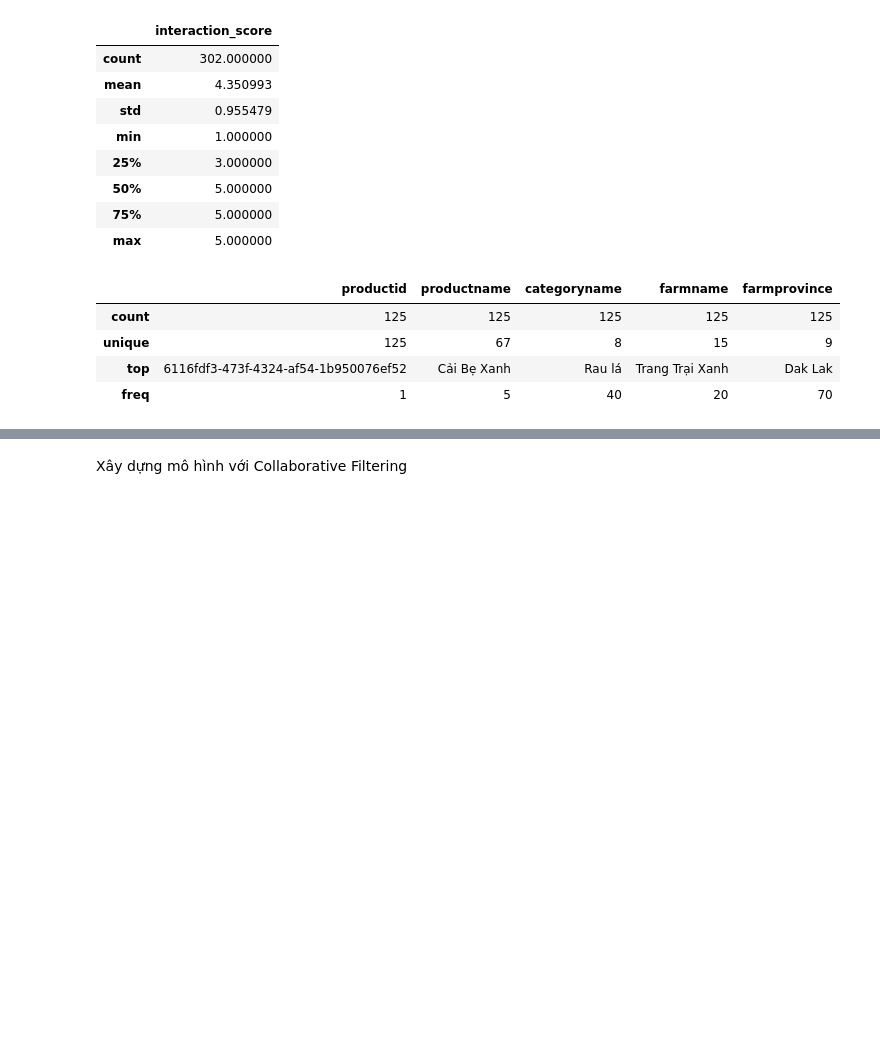
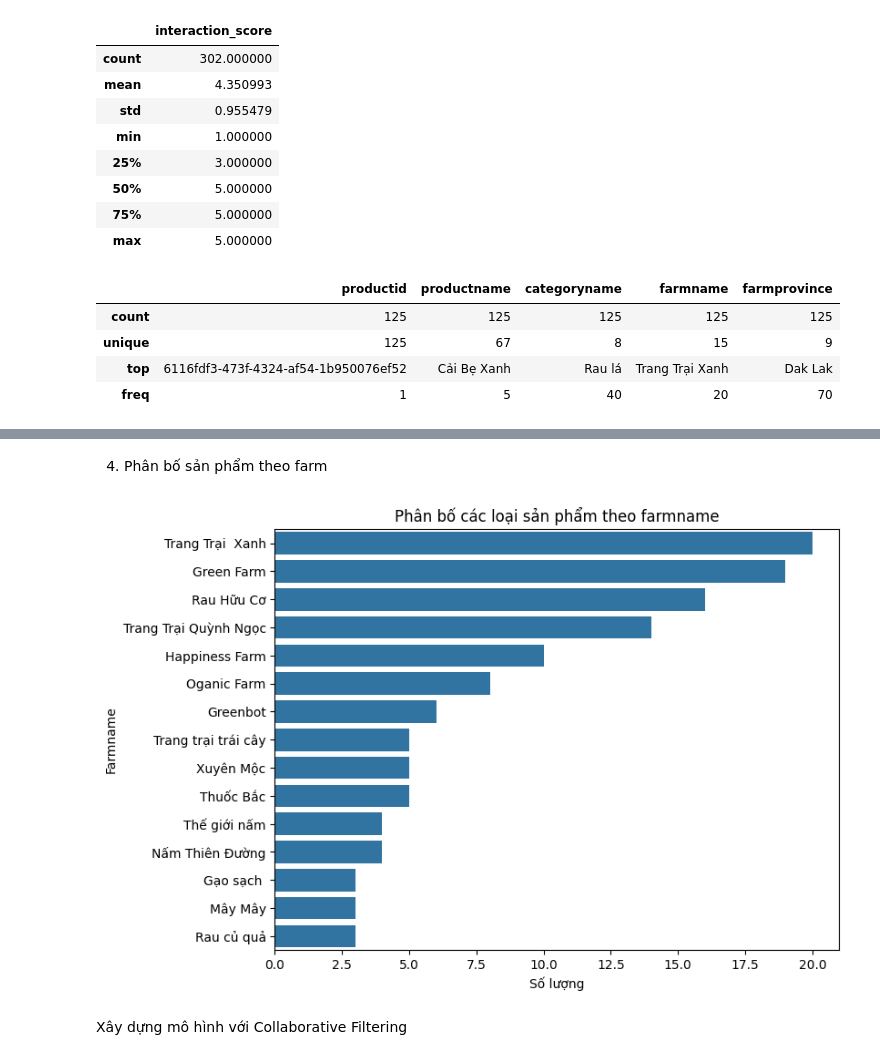
Before and after one commit to tiking7202/DATN_NONGSAN, a Jupyter notebook: recommendation-system/recommendation..ipynb, the cells around one changed output, grey strips where cells are left out. Drawn from its saved outputs; the diff is of its cells as text; code cells hidden in the pictures; blank space fills up the shorter version.

```diff
--- a/recommendation-system/recommendation..ipynb
+++ b/recommendation-system/recommendation..ipynb
@@ -129,3 +236,15 @@ product_content_df.describe()
+# %% [markdown]
+4. Phân bố sản phẩm theo farm
+# %%
+# biểu đồ phân loại sản phẩm theo farmname
+plt.figure(figsize=(8,6))
+sns.countplot(y='farmname', data=product_content_df, order = product_content_df['farmname'].value_counts().index)
+plt.title('Phân bố các loại sản phẩm theo farmname')
+plt.xlabel('Số lượng')
+plt.ylabel('Farmname')
+plt.show()
+# %% [output]
+[figure, added]
 # %% [markdown]
 Xây dựng mô hình với Collaborative Filtering
 # %% [markdown]
```
Also changed, not shown: parts of 41 cells of this notebook, 13 other files.
